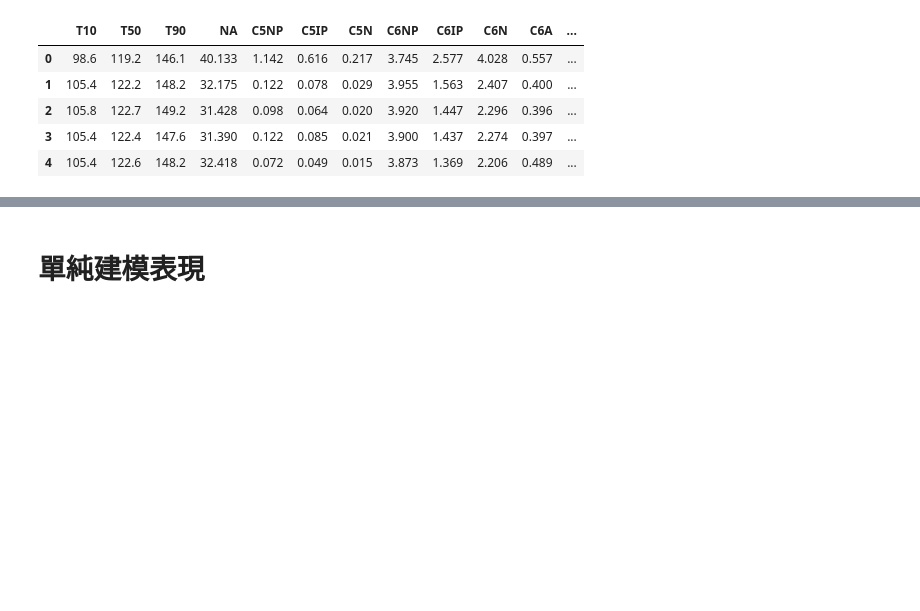
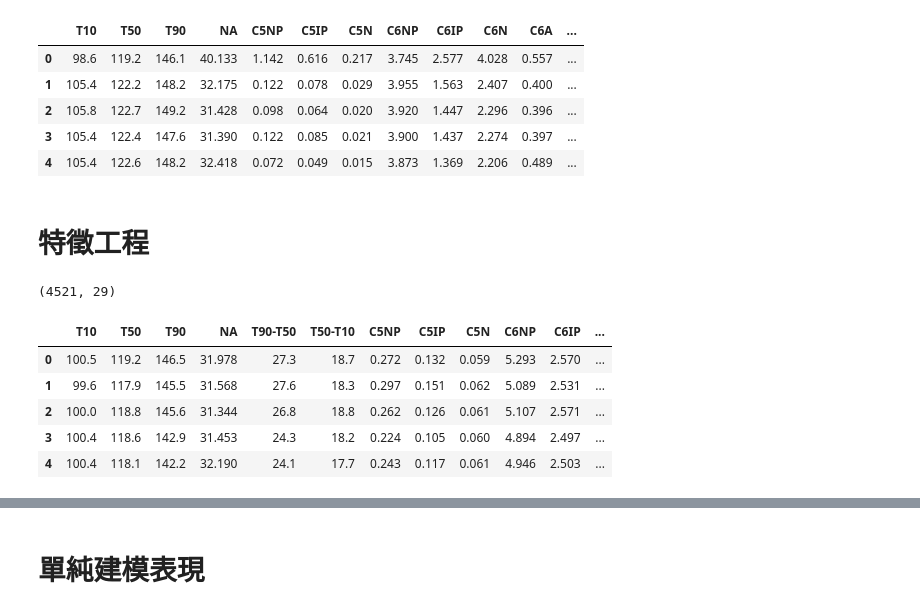
Before and after one commit to skywalker0803r/works, a Jupyter notebook: 模組化集成學習.ipynb, the cells around one changed output, grey strips where cells are left out. Drawn from its saved outputs; the diff is of its cells as text; code cells hidden in the pictures; blank space fills up the shorter version.

```diff
--- a/模組化集成學習.ipynb
+++ b/模組化集成學習.ipynb
@@ -126,3 +128,5 @@ X_test.join(y_test).head()
 | 2 | 105.8 | 122.7 | 149.2 | 31.428 | 0.098 | 0.064 | 0.020 | 3.920 | 1.447 | 2.296 | 0.396 | ... |
 | 3 | 105.4 | 122.4 | 147.6 | 31.390 | 0.122 | 0.085 | 0.021 | 3.900 | 1.437 | 2.274 | 0.397 | ... |
 | 4 | 105.4 | 122.6 | 148.2 | 32.418 | 0.072 | 0.049 | 0.015 | 3.873 | 1.369 | 2.206 | 0.489 | ... |
+# %% [markdown]
+# 特徵工程
@@ -128,0 +138,13 @@ X_test.join(y_test).head()
+# %%
+X = 特徵工程(X)
+train = X.join(y)
+print(train.shape)
+train.head()
+# %% [output]
+(4521, 29)
+|  | T10 | T50 | T90 | NA | T90-T50 | T50-T10 | C5NP | C5IP | C5N | C6NP | C6IP | ... |
+| 0 | 100.5 | 119.2 | 146.5 | 31.978 | 27.3 | 18.7 | 0.272 | 0.132 | 0.059 | 5.293 | 2.570 | ... |
+| 1 | 99.6 | 117.9 | 145.5 | 31.568 | 27.6 | 18.3 | 0.297 | 0.151 | 0.062 | 5.089 | 2.531 | ... |
+| 2 | 100.0 | 118.8 | 145.6 | 31.344 | 26.8 | 18.8 | 0.262 | 0.126 | 0.061 | 5.107 | 2.571 | ... |
+| 3 | 100.4 | 118.6 | 142.9 | 31.453 | 24.3 | 18.2 | 0.224 | 0.105 | 0.060 | 4.894 | 2.497 | ... |
+| 4 | 100.4 | 118.1 | 142.2 | 32.190 | 24.1 | 17.7 | 0.243 | 0.117 | 0.061 | 4.946 | 2.503 | ... |
```
Also changed, not shown: parts of 42 cells of this notebook.
